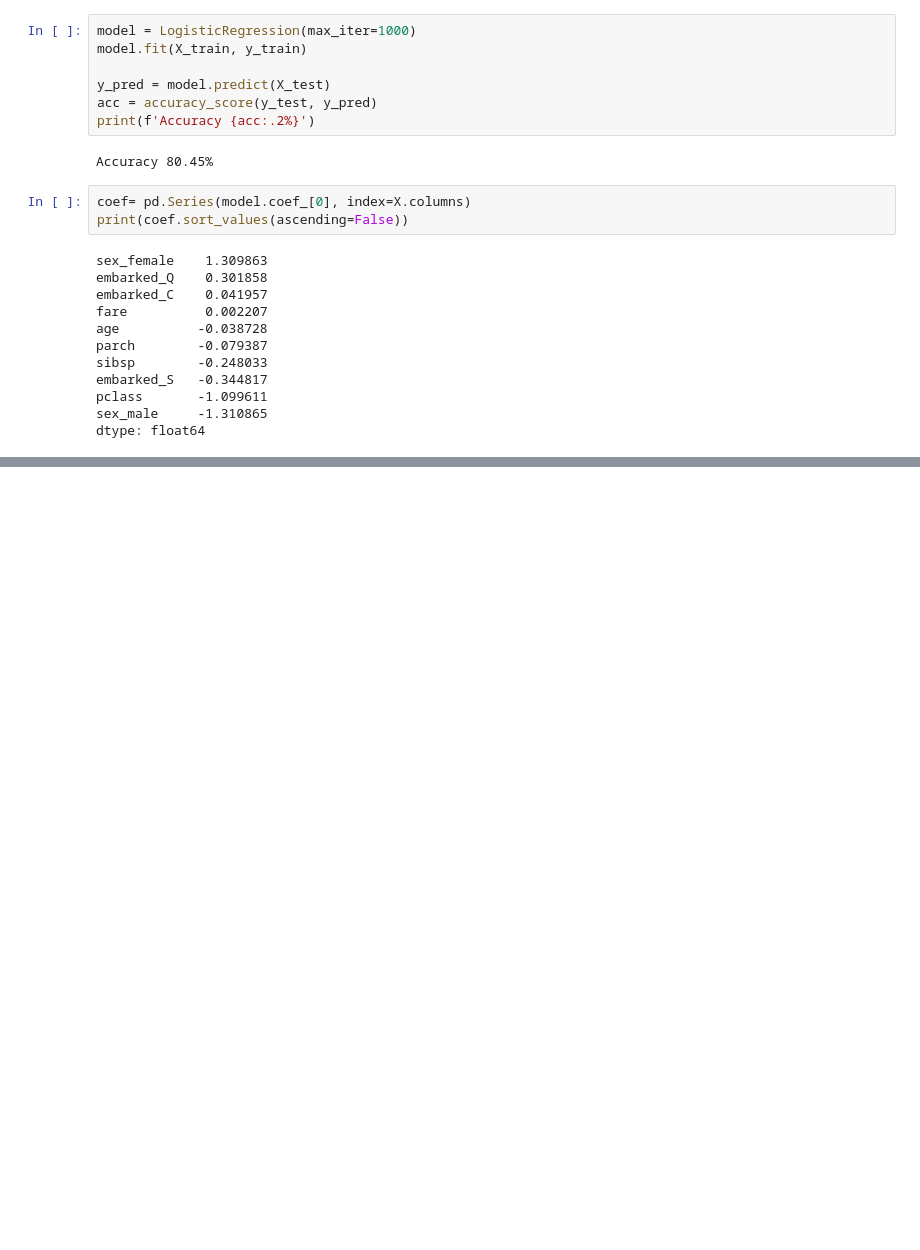
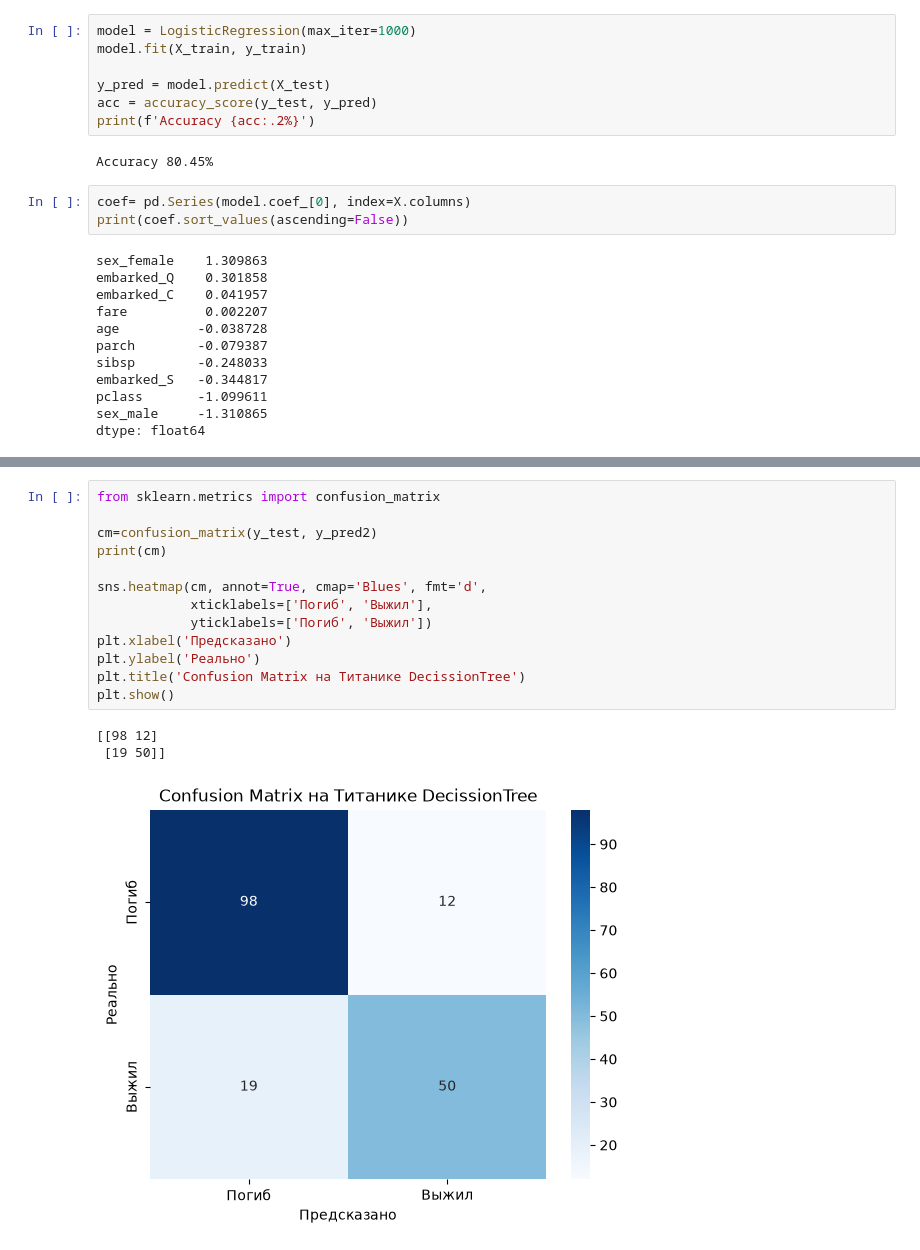
Before and after one commit to ZooM1M1/mlfirst, a Jupyter notebook: day4.ipynb, the cells around one changed output, grey strips where cells are left out. Drawn from its saved outputs; the diff is of its cells as text; blank space fills up the shorter version.

```diff
--- a/day4.ipynb
+++ b/day4.ipynb
@@ -195,0 +214,17 @@ plt.show()
+# %%
+from sklearn.metrics import confusion_matrix
+
+cm=confusion_matrix(y_test, y_pred2)
+print(cm)
+
+sns.heatmap(cm, annot=True, cmap='Blues', fmt='d',
+            xticklabels=['Погиб', 'Выжил'],
+            yticklabels=['Погиб', 'Выжил'])
+plt.xlabel('Предсказано')
+plt.ylabel('Реально')
+plt.title('Confusion Matrix на Титанике DecissionTree')
+plt.show()
+# %% [output]
+[[98 12]
+ [19 50]]
+[figure, added]
```
Also changed, not shown: parts of 3 cells of this notebook, 9 other files.
